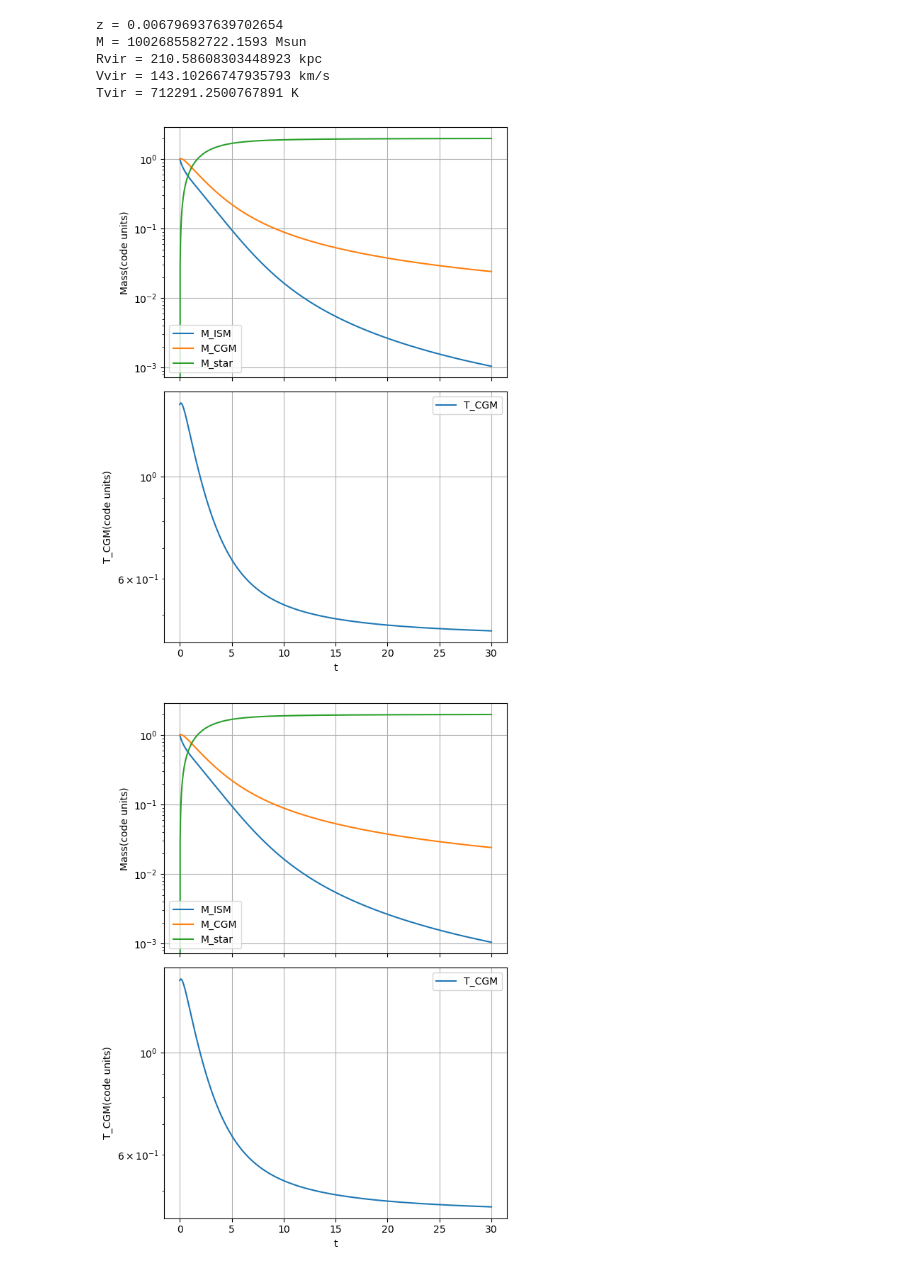
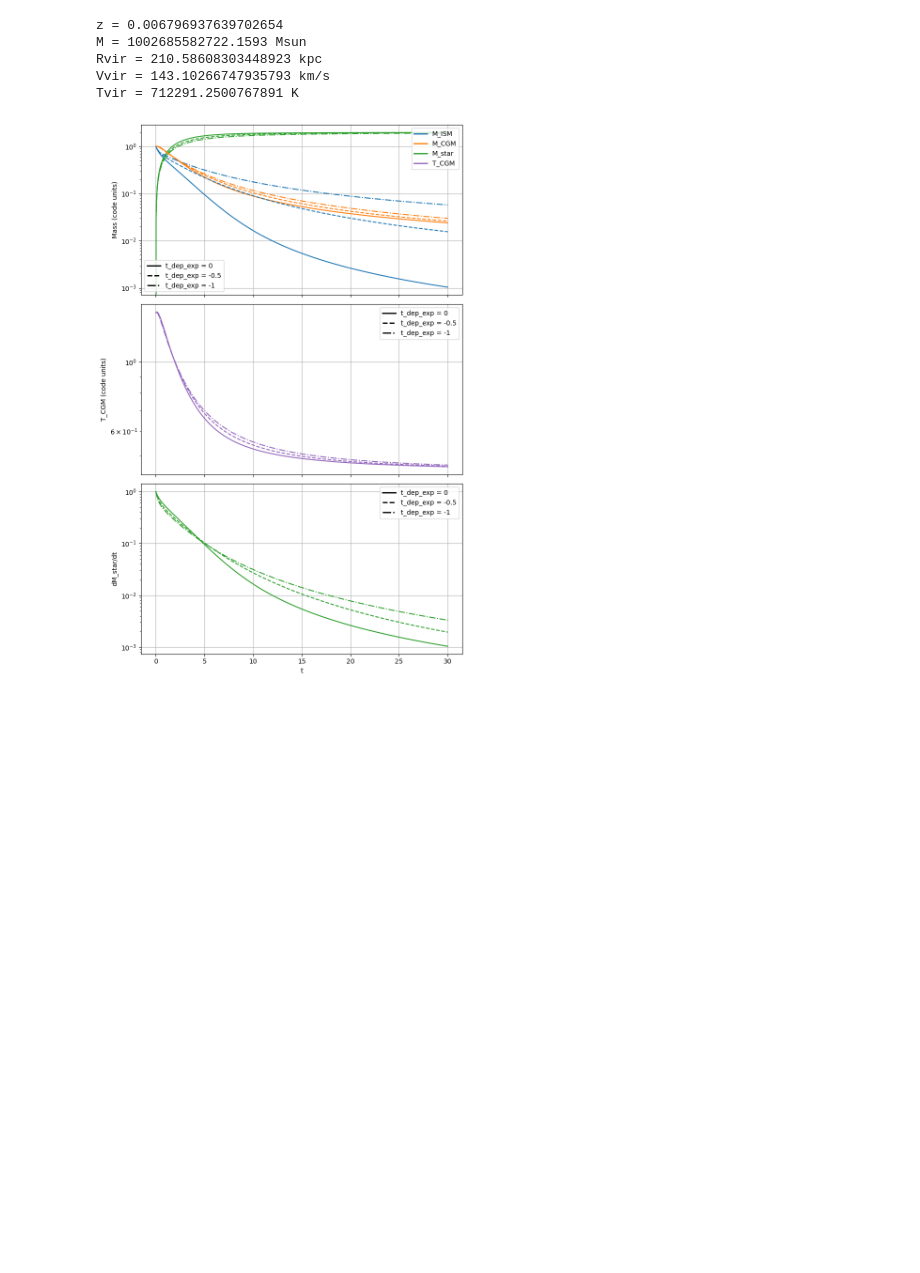
Before and after one commit to Lillion9/galactic-outflow, a Jupyter notebook: phase1_cgm_regulation_model.ipynb, the cells around one changed output. Cells and saved outputs as stored; diff of their text form; code cells hidden in the pictures; blank space fills up the shorter version.

```diff
--- a/phase1_cgm_regulation_model.ipynb
+++ b/phase1_cgm_regulation_model.ipynb
@@ -487,27 +535,30 @@ def plot_state(A_cool,
 # %%
 A_cool                            = 1.0
 
 t_dep0                            = 1.0
-t_dep_exp                         = 0.0
+t_dep_exp_list                    = [0.0, -0.5, -1.0]
 
 eta_M0                            = 1.0
 eta_M_exp                         = 1.0
 
 eta_E0                            = 1.0
 eta_E_exp                         = 0.0
 
 igm_accretion_heating_coefficient = 1.0
 cooling_coefficient               = 1.0
 
-t_end                             = 30.
+t_end                             = 30.0
 n_steps                           = 1000
 
-plot_state(A_cool,t_dep0, t_dep_exp, eta_M0, eta_M_exp, eta_E0, eta_E_exp, igm_accretion_heating_coefficient, cooling_coefficient, t_end, n_steps)
-# plot_derivs(A_cool,t_dep0, t_dep_exp, eta_M0, eta_M_exp, eta_E0, eta_E_exp, igm_accretion_heating_coefficient, cooling_coefficient, t_end, n_steps)
-
-
-plot_state(A_cool,t_dep0, t_dep_exp, eta_M0, eta_M_exp, eta_E0, eta_E_exp, igm_accretion_heating_coefficient, cooling_coefficient, t_end, n_steps)
-# plot_derivs(A_cool,t_dep0, t_dep_exp, eta_M0, eta_M_exp, eta_E0, eta_E_exp, igm_accretion_heating_coefficient, cooling_coefficient, t_end, n_steps)
+plot_compare_tdep(
+    A_cool,
+    t_dep0,
+    t_dep_exp_list,
+    eta_M0, eta_M_exp,
+    eta_E0, eta_E_exp,
+    igm_accretion_heating_coefficient,
+    cooling_coefficient,
+    t_end,
+    n_steps)
 # %% [output]
-[figure, old version]
+[figure, new version]
-[figure, removed]
```
Also changed, not shown: parts of 2 cells of this notebook.
